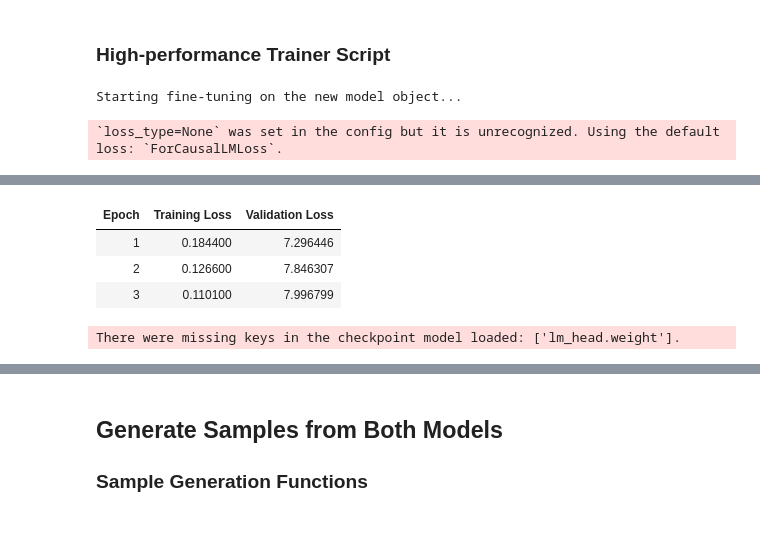
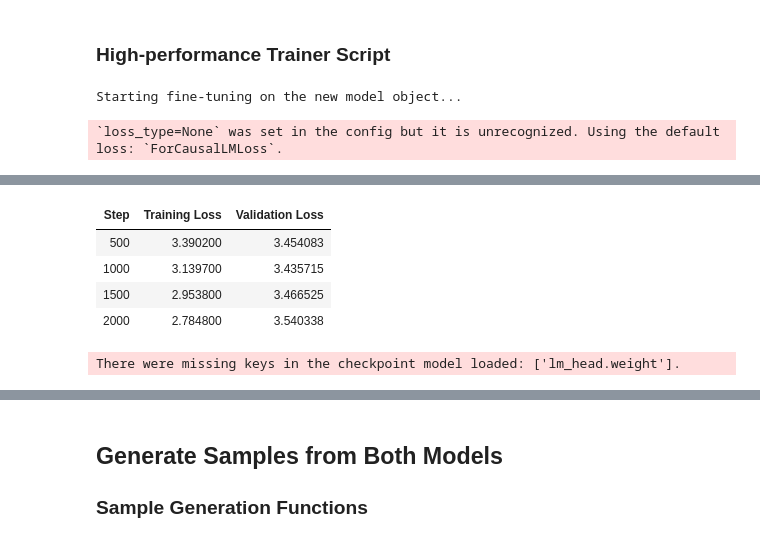
Before and after one commit to hamidmatiny/Advanced_Deep_Learning, a Jupyter notebook: 05_Final_project/advanced_deep_learning_project.ipynb, the cells around one changed output, grey strips where cells are left out. Cells and saved outputs as stored; diff of their text form; code cells hidden in the pictures.

```diff
--- a/05_Final_project/advanced_deep_learning_project.ipynb
+++ b/05_Final_project/advanced_deep_learning_project.ipynb
@@ -581,29 +583,35 @@ use_fp16 = True if torch.cuda.is_available() else False
 # 4. Define Training Arguments
 training_args = TrainingArguments(
     output_dir="./gpt2-shakespeare-results",
-    num_train_epochs=3,
+    num_train_epochs=2,
     per_device_train_batch_size=8,
     per_device_eval_batch_size=8,
-    eval_strategy="epoch",
-    save_strategy="epoch",
+    save_strategy="steps",
     logging_steps=50,
     learning_rate=5e-5,
-    weight_decay=0.01,
+    weight_decay=0.1,
     warmup_steps=100,
     fp16=use_fp16,
     load_best_model_at_end=True,
-    report_to="none"
+    report_to="none",
+    metric_for_best_model="loss",
+    greater_is_better=False, # We want the LOWEST loss
+    eval_strategy="steps", # Evaluate more often (e.g., every 500 steps)
+    eval_steps=500,
 )
 
 # 5. Initialize the Trainer with the NEW model object
 trainer = Trainer(
     model=model_hf_finetuned,        # Training the copy
     args=training_args,
+    callbacks=[EarlyStoppingCallback(early_stopping_patience=2)],
     data_collator=data_collator,
     train_dataset=train_dataset,
     eval_dataset=val_dataset,
 )
-
+model_hf_finetuned.config.resid_pdrop = 0.2  # Dropout for residual connections
+model_hf_finetuned.config.embd_pdrop = 0.2   # Dropout for input embeddings
+model_hf_finetuned.config.attn_pdrop = 0.2
 # 6. Start Training
 print("Starting fine-tuning on the new model object...")
 trainer.train()
@@ -617,5 +625,6 @@ Starting fine-tuning on the new model object...
-| Epoch | Training Loss | Validation Loss |
-| 1 | 0.184400 | 7.296446 |
-| 2 | 0.126600 | 7.846307 |
-| 3 | 0.110100 | 7.996799 |
+| Step | Training Loss | Validation Loss |
+| 500 | 3.390200 | 3.454083 |
+| 1000 | 3.139700 | 3.435715 |
+| 1500 | 2.953800 | 3.466525 |
+| 2000 | 2.784800 | 3.540338 |
 There were missing keys in the checkpoint model loaded: ['lm_head.weight'].
```
Also changed, not shown: parts of 16 cells of this notebook, 36 other files.
